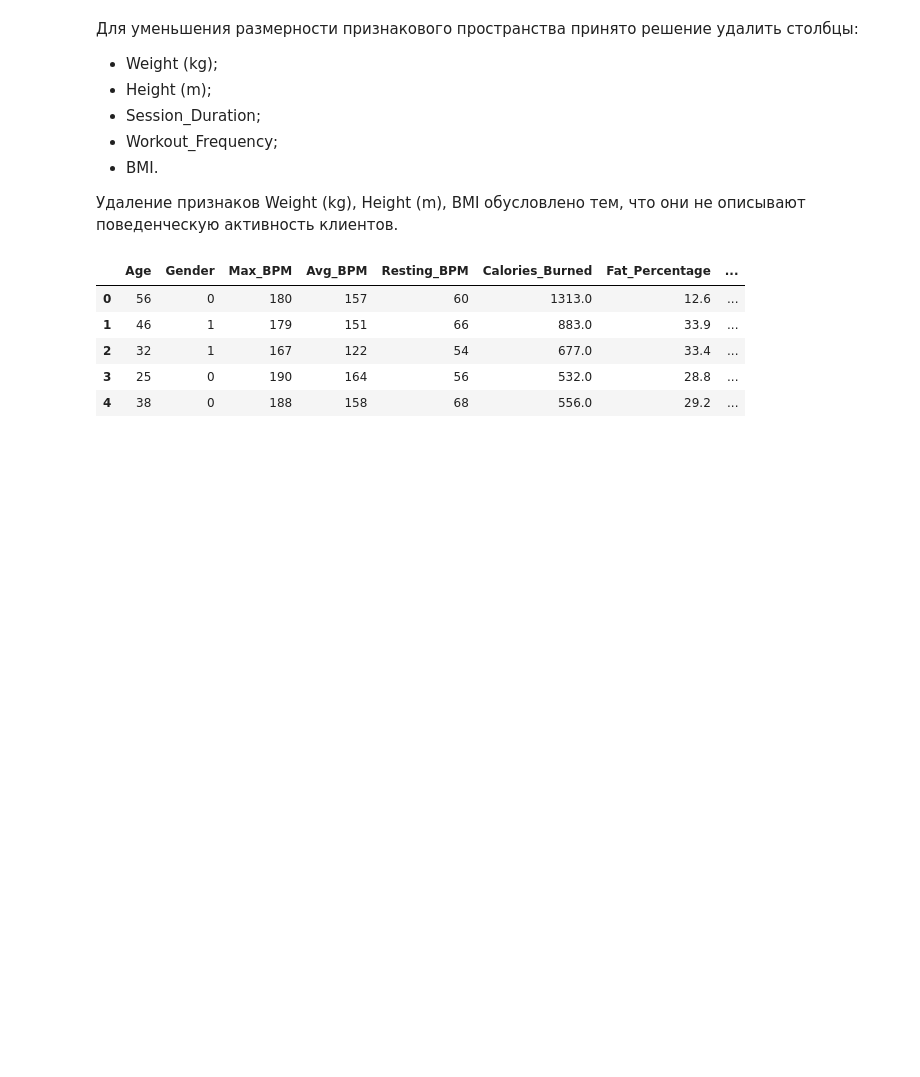
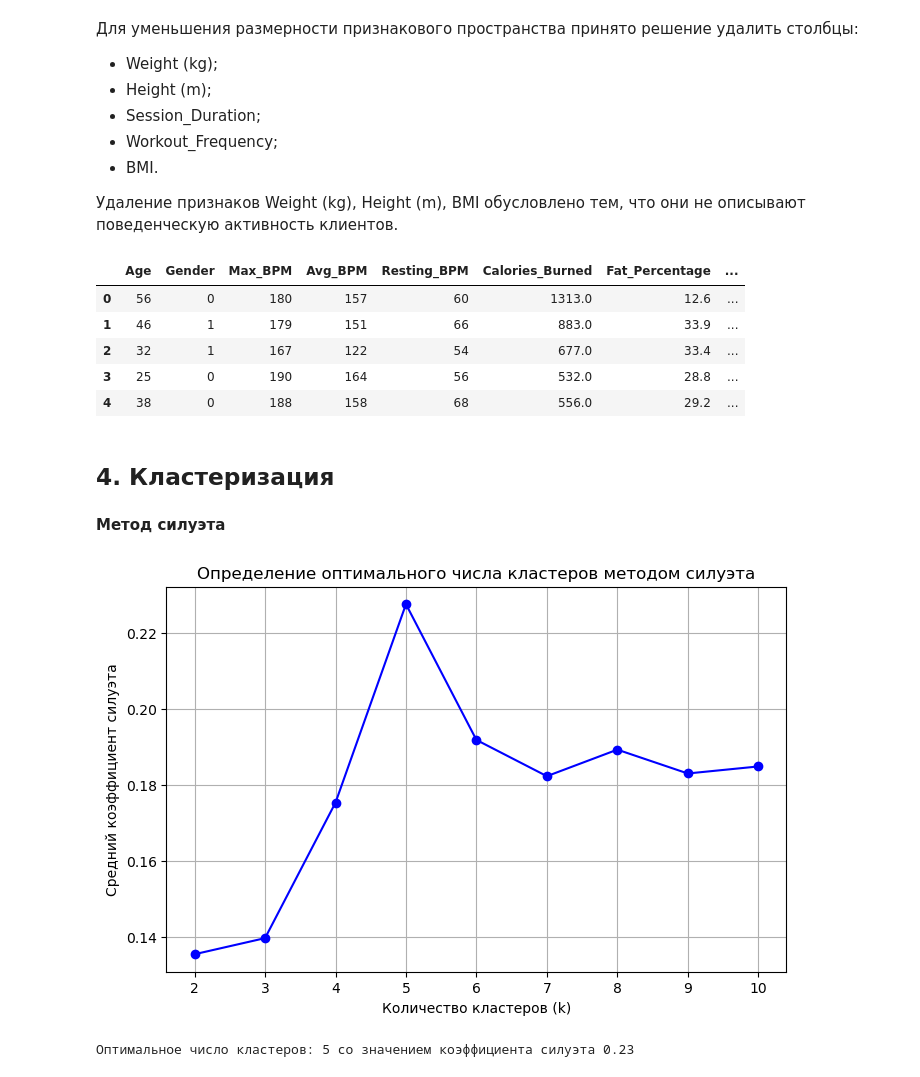
Before and after one commit to MashaaSit/gym_clients_analytics, a Jupyter notebook: notebooks/main.ipynb, the cells around one changed output. Saved outputs shown, nothing was run; the diff lists cells and outputs as text; code cells hidden in the pictures; blank space fills up the shorter version.

```diff
--- a/notebooks/main.ipynb
+++ b/notebooks/main.ipynb
@@ -195,3 +197,31 @@ scaler = StandardScaler()
 df_scaled = scaler.fit_transform(df)
 
 df_scaled = pd.DataFrame(df_scaled, columns=df.columns)
+# %% [markdown]
+## 4. Кластеризация
+# %% [markdown]
+**Метод силуэта**
+# %%
+silhouette_scores = []
+k_range = range(2, 11)
+
+for k in k_range:
+    kmeans = KMeans(n_clusters=k, random_state=42, n_init='auto')
+    claster_labels = kmeans.fit_predict(df_scaled)
+    score = silhouette_score(df_scaled, claster_labels)
+    silhouette_scores.append(score)
+
+plt.figure(figsize=(8, 5))
+plt.plot(k_range, silhouette_scores, marker='o', linestyle='-', color='b')
+plt.title('Определение оптимального числа кластеров методом силуэта')
+plt.xlabel('Количество кластеров (k)')
+plt.ylabel('Средний коэффициент силуэта')
+plt.grid(True)
+plt.show()
+
+# 4. Выводим лучший результат
+best_k = k_range[np.argmax(silhouette_scores)]
+print(f"Оптимальное число кластеров: {best_k} со значением коэффициента силуэта {np.max(silhouette_scores):.2f}")
+# %% [output]
+[figure, added]
+Оптимальное число кластеров: 5 со значением коэффициента силуэта 0.23
```
Also changed, not shown: parts of 6 cells of this notebook.
